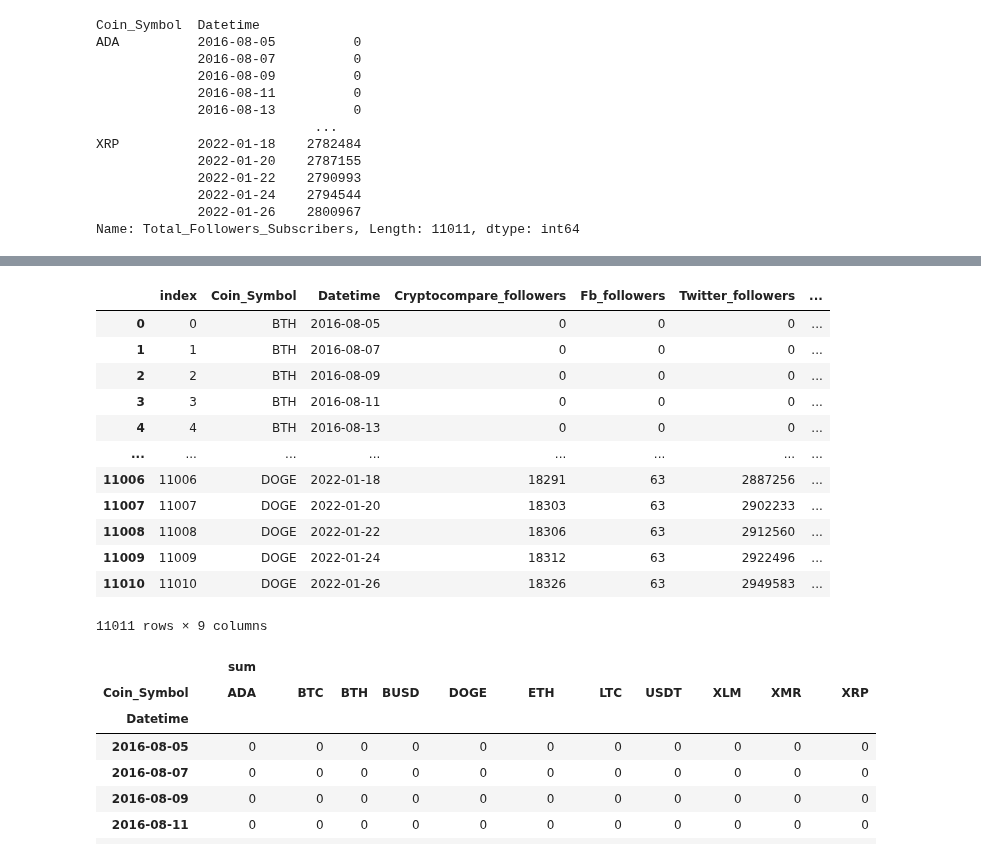
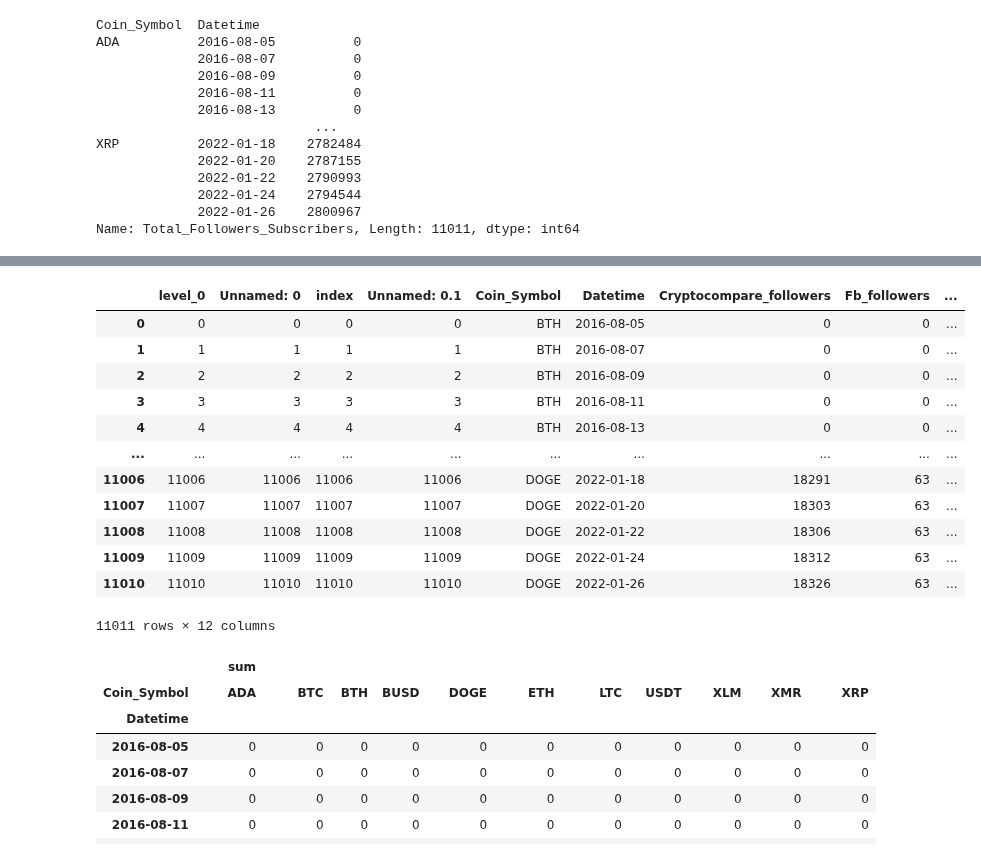
Before and after one commit to LaviJ/Cryptocurrency-Analysis, a Jupyter notebook: Database/Seg2_LJ/Fetch_API_Cryptocompare_Social_stats_data.ipynb, the cells around one changed output, grey strips where cells are left out. Cells and saved outputs as stored; diff of their text form; code cells hidden in the pictures.

```diff
--- a/Database/Seg2_LJ/Fetch_API_Cryptocompare_Social_stats_data.ipynb
+++ b/Database/Seg2_LJ/Fetch_API_Cryptocompare_Social_stats_data.ipynb
@@ -290,3 +292,8 @@ collection.insert_many(Followers_df_dict)
 <pymongo.results.InsertManyResult at 0x...>
 # %% [markdown]
 # Create visualizations using matplotlib
+# %%
+# create a dataframe from the csv
+path ="C:/UC_Berkeley\Analysis_Projects_Class_Folder/Module20_Final_Project\Cryptocurrency-Analysis\Database\Seg2_LJ\Social_media_follower_count(5year).csv"
+Followers_df = pd.read_csv(path)
+Followers_df
@@ -312,19 +449,19 @@ Name: Total_Followers_Subscribers, Length: 11011, dtype: int64
 # %%
 # 3. Reset the index on the DataFrame you created in #1. This is needed to use the 'pivot()' function.
-Followers_df = Followers_df.drop(['level_0', 'index'], axis=1)
+# Followers_df = Followers_df.drop(['level_0', 'index'], axis=1)
 Followers_df = Followers_df.reset_index()
 Followers_df
 # %% [output]
-|  | index | Coin_Symbol | Datetime | Cryptocompare_followers | Fb_followers | Twitter_followers | ... |
-| 0 | 0 | BTH | 2016-08-05 | 0 | 0 | 0 | ... |
-| 1 | 1 | BTH | 2016-08-07 | 0 | 0 | 0 | ... |
-| 2 | 2 | BTH | 2016-08-09 | 0 | 0 | 0 | ... |
-| 3 | 3 | BTH | 2016-08-11 | 0 | 0 | 0 | ... |
-| 4 | 4 | BTH | 2016-08-13 | 0 | 0 | 0 | ... |
-| ... | ... | ... | ... | ... | ... | ... | ... |
-| 11006 | 11006 | DOGE | 2022-01-18 | 18291 | 63 | 2887256 | ... |
-| 11007 | 11007 | DOGE | 2022-01-20 | 18303 | 63 | 2902233 | ... |
-| 11008 | 11008 | DOGE | 2022-01-22 | 18306 | 63 | 2912560 | ... |
-| 11009 | 11009 | DOGE | 2022-01-24 | 18312 | 63 | 2922496 | ... |
-| 11010 | 11010 | DOGE | 2022-01-26 | 18326 | 63 | 2949583 | ... |
+|  | level_0 | Unnamed: 0 | index | Unnamed: 0.1 | Coin_Symbol | Datetime | Cryptocompare_followers | Fb_followers | ... |
+| 0 | 0 | 0 | 0 | 0 | BTH | 2016-08-05 | 0 | 0 | ... |
+| 1 | 1 | 1 | 1 | 1 | BTH | 2016-08-07 | 0 | 0 | ... |
+| 2 | 2 | 2 | 2 | 2 | BTH | 2016-08-09 | 0 | 0 | ... |
+| 3 | 3 | 3 | 3 | 3 | BTH | 2016-08-11 | 0 | 0 | ... |
+| 4 | 4 | 4 | 4 | 4 | BTH | 2016-08-13 | 0 | 0 | ... |
+| ... | ... | ... | ... | ... | ... | ... | ... | ... | ... |
+| 11006 | 11006 | 11006 | 11006 | 11006 | DOGE | 2022-01-18 | 18291 | 63 | ... |
+| 11007 | 11007 | 11007 | 11007 | 11007 | DOGE | 2022-01-20 | 18303 | 63 | ... |
+| 11008 | 11008 | 11008 | 11008 | 11008 | DOGE | 2022-01-22 | 18306 | 63 | ... |
+| 11009 | 11009 | 11009 | 11009 | 11009 | DOGE | 2022-01-24 | 18312 | 63 | ... |
+| 11010 | 11010 | 11010 | 11010 | 11010 | DOGE | 2022-01-26 | 18326 | 63 | ... |
-11011 rows × 9 columns
+11011 rows × 12 columns
```
Also changed, not shown: parts of 22 cells of this notebook, 33 other files.
